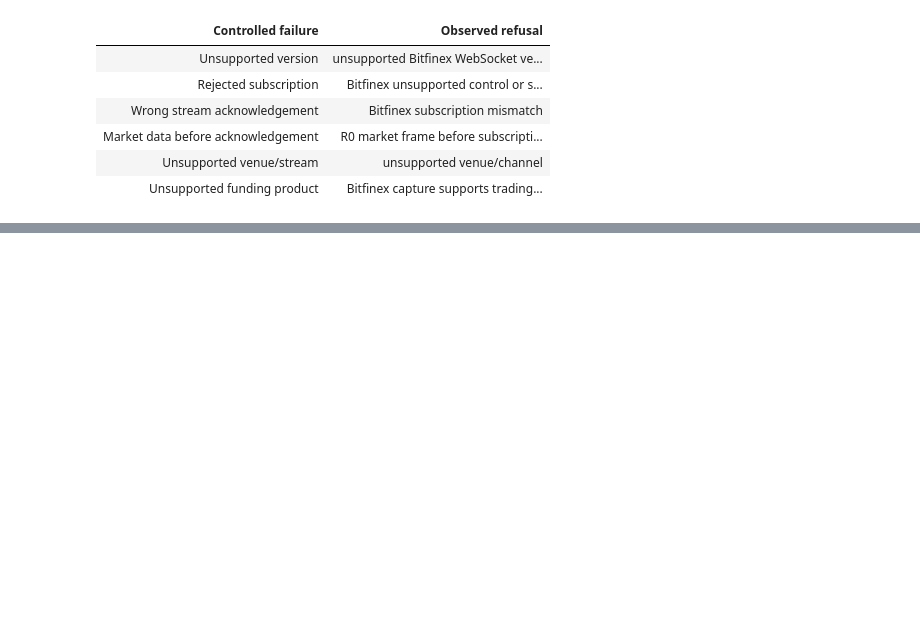
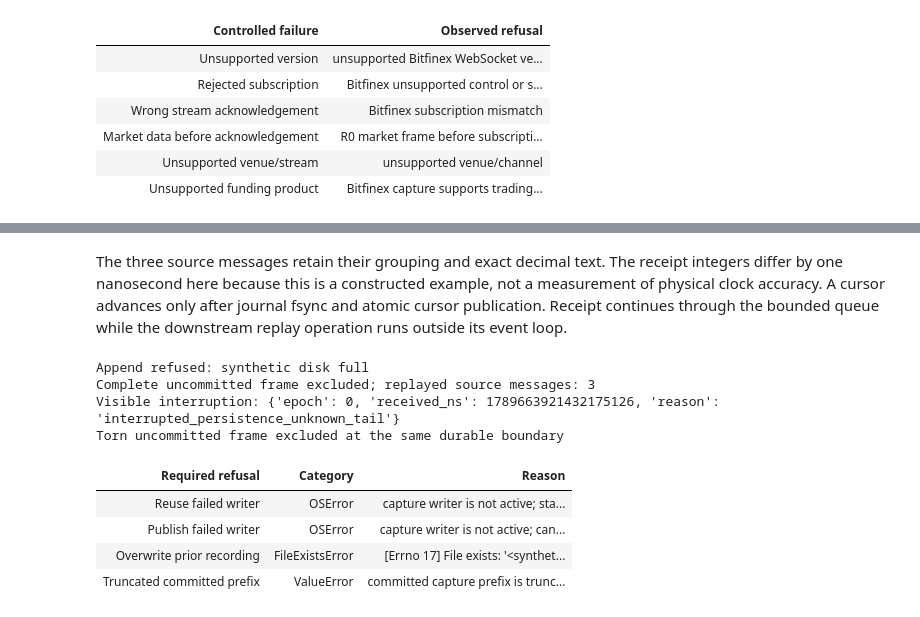
Before and after one commit to lixuanguang/alpha-research-lab-private, a Jupyter notebook: examples/research-foundations.ipynb, the cells around one changed output, grey strips where cells are left out. Saved outputs shown, nothing was run; the diff lists cells and outputs as text; code cells hidden in the pictures; blank space fills up the shorter version.

```diff
--- a/examples/research-foundations.ipynb
+++ b/examples/research-foundations.ipynb
@@ -1887,0 +1950,69 @@ Stop after this checkpoint; no MR 23 implementation is started here.
+# %% [markdown]
+The three source messages retain their grouping and exact decimal text. The
+receipt integers differ by one nanosecond here because this is a constructed
+example, not a measurement of physical clock accuracy. A cursor advances only
+after journal fsync and atomic cursor publication. Receipt continues through the
+bounded queue while the downstream replay operation runs outside its event loop.
+# %%
+uncommitted = CaptureRecord(
+    kind="frame", epoch=0, received_ns=1789663921432175127, raw=b'[7,"hb",2]'
+)
+with patch("alpha_research.data.live.journal.os.fsync", side_effect=OSError("synthetic disk full")):
+    try:
+        capture_journal.append(uncommitted)
+    except OSError as error:
+        print("Append refused:", error)
+    else:
+        raise AssertionError("Failed fsync was acknowledged")
+assert codec.decode_json((capture_root / "cursor.json").read_bytes(), CaptureCursor) == cursor
+assert (capture_root / "journal.jsonl").stat().st_size > cursor.offset
+assert list(capture_journal.records(completed=False))[:-1] == capture_records
+interrupted = CaptureReplay.read(capture_root, completed=False)
+assert interrupted.messages == 3 and interrupted.invalid and not interrupted.ended
+print("Complete uncommitted frame excluded; replayed source messages:", interrupted.messages)
+print("Visible interruption:", interrupted.gaps[-1])
+
+# Replace only this synthetic uncommitted suffix with a torn write.
+capture_path = capture_root / "journal.jsonl"
+committed_bytes = capture_path.read_bytes()[: cursor.offset]
+capture_path.write_bytes(committed_bytes + b'{"kind":"frame"')
+assert list(capture_journal.records(completed=False))[:-1] == capture_records
+print("Torn uncommitted frame excluded at the same durable boundary")
+
+capture_failures = []
+for label, operation in (
+    ("Reuse failed writer", lambda: capture_journal.append(uncommitted)),
+    ("Publish failed writer", lambda: capture_journal.finish(capture_records[0].received_ns)),
+    ("Overwrite prior recording", lambda: CaptureJournal(capture_root, capture_request).start()),
+):
+    try:
+        operation()
+    except OSError as error:
+        capture_failures.append(
+            (
+                label,
+                type(error).__name__,
+                str(error).replace(str(capture_root), "<synthetic recording>"),
+            )
+        )
+    else:
+        raise AssertionError(f"Accepted {label}")
+capture_path.write_bytes(committed_bytes[:-1])
+try:
+    next(capture_journal.records(completed=False))
+except ValueError as error:
+    capture_failures.append(("Truncated committed prefix", type(error).__name__, str(error)))
+else:
+    raise AssertionError("Exposed a damaged committed record")
+NotebookDisplay.show_table(("Required refusal", "Category", "Reason"), capture_failures)
+assert len(capture_failures) == 4
+# %% [output]
+Append refused: synthetic disk full
+Complete uncommitted frame excluded; replayed source messages: 3
+Visible interruption: {'epoch': 0, 'received_ns': 1789663921432175126, 'reason': 'interrupted_persistence_unknown_tail'}
+Torn uncommitted frame excluded at the same durable boundary
+| Required refusal | Category | Reason |
+| Reuse failed writer | OSError | capture writer is not active; sta... |
+| Publish failed writer | OSError | capture writer is not active; can... |
+| Overwrite prior recording | FileExistsError | [Errno 17] File exists: '<synthet... |
+| Truncated committed prefix | ValueError | committed capture prefix is trunc... |
```
Also changed, not shown: parts of 20 cells of this notebook, 10 other files.
